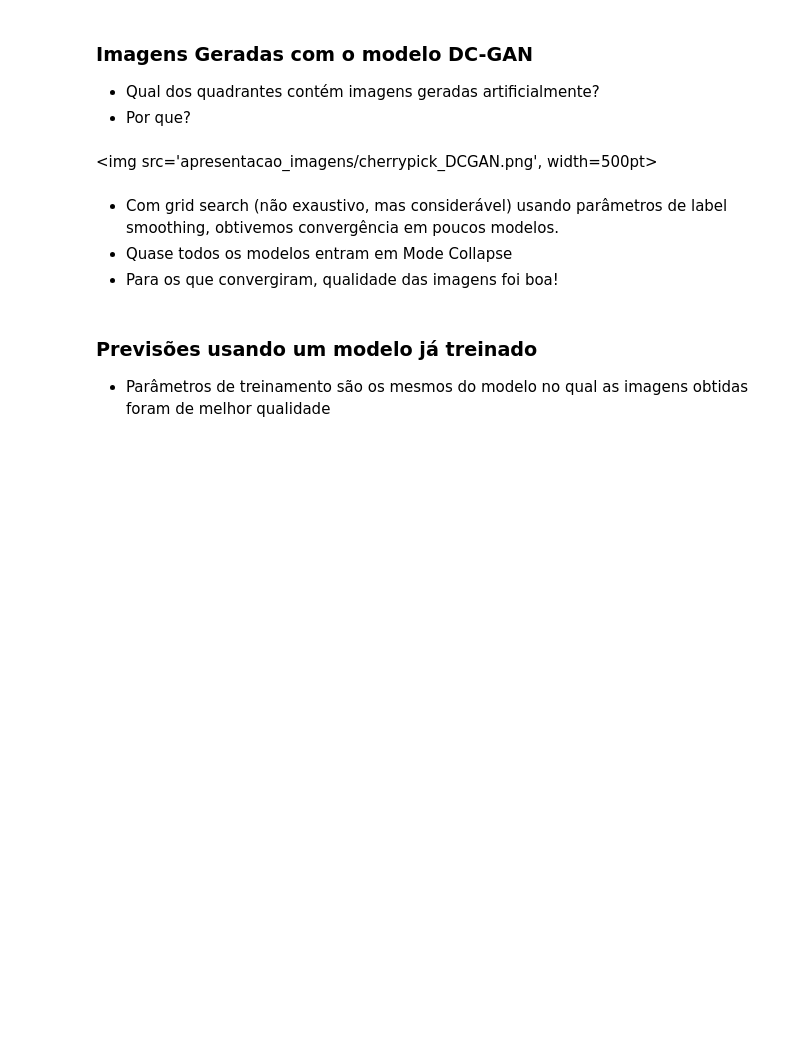
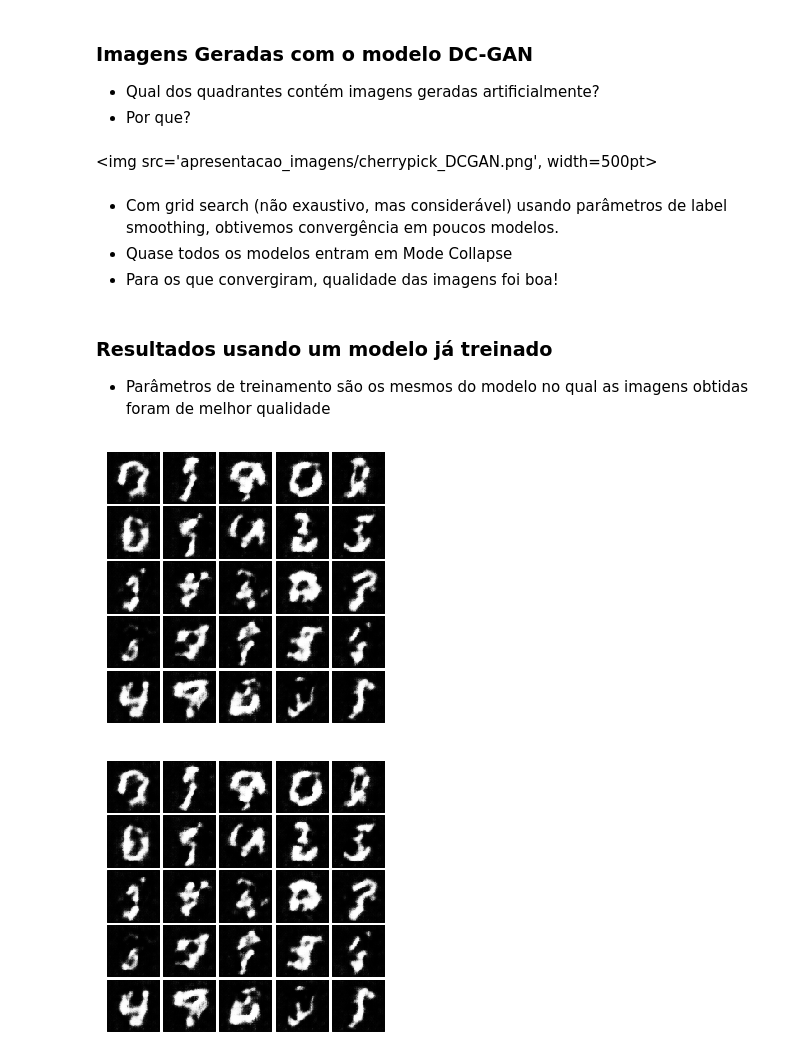
Before and after one commit to apsvieira/Projeto_final_ia368z, a Jupyter notebook: Our_code/apresentacao.ipynb, the cells around one changed output. Saved outputs shown, nothing was run; the diff lists cells and outputs as text; code cells hidden in the pictures; blank space fills up the shorter version.

```diff
--- a/Our_code/apresentacao.ipynb
+++ b/Our_code/apresentacao.ipynb
@@ -657,5 +646,5 @@ Essa parte demora... muito. Fica pra depois! :)
 - Quase todos os modelos entram em Mode Collapse
 - Para os que convergiram, qualidade das imagens foi boa!
 # %% [markdown]
-### Previsões usando um modelo já treinado
+### Resultados usando um modelo já treinado
 - Parâmetros de treinamento são os mesmos do modelo no qual as imagens obtidas foram de melhor qualidade
@@ -663,0 +651,15 @@ Essa parte demora... muito. Fica pra depois! :)
+# %%
+dataset_chosen, ngf, ndf, nz, nc, imageSize, n_classes = define_dataset("MNIST")
+netG = _netG_DCGAN(nz, nc, ngf)
+netD = _netD_DCGAN(nz, nc, ndf, n_classes)
+
+load_models(netG, netD, 'apresentacao_imagens', 0)
+# %%
+noise = torch.randn(64, nz, 1, 1)
+noisev = Variable(noise)
+sample_output = netG(noisev)
+# %%
+plot_samples(sample_output.data.numpy(), 64)
+# %% [output]
+[figure, added]
+[figure, added]
```
Also changed, not shown: parts of 24 cells of this notebook, 2 other files.
